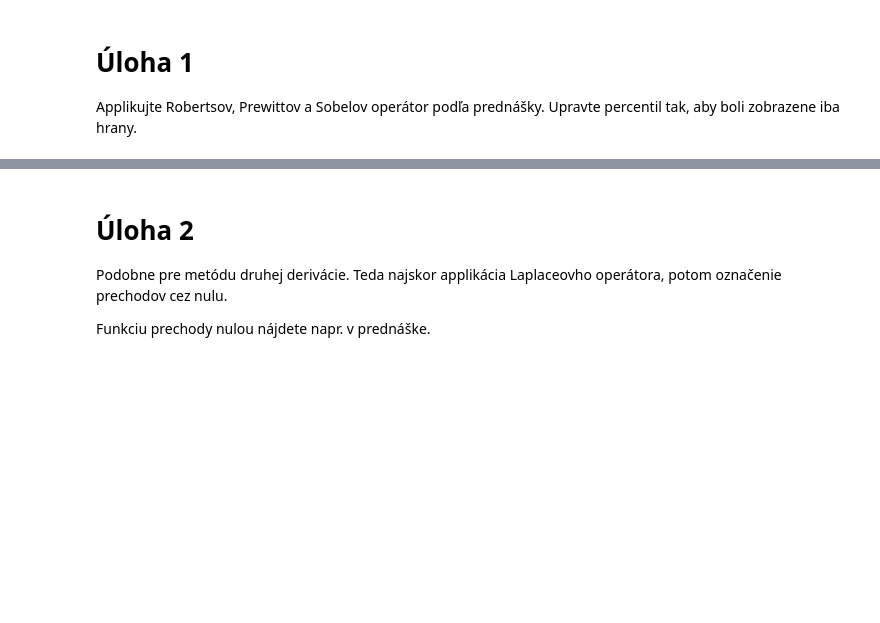
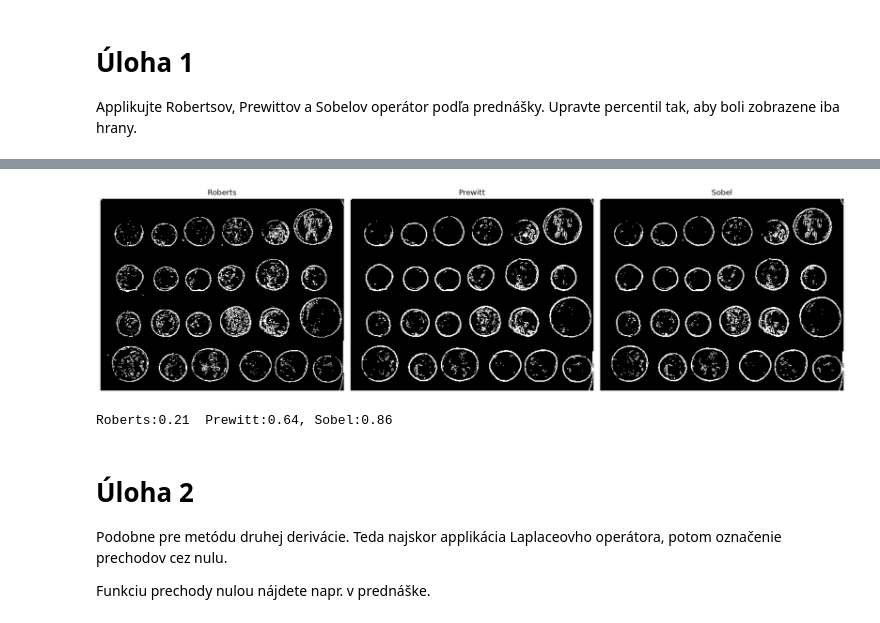
Before and after one commit to CodyM4V3R1CK/CSO, a Jupyter notebook: cso_cvicenie_7/cso_cvicenie_7.ipynb, the cells around one changed output, grey strips where cells are left out. Saved outputs shown, nothing was run; the diff lists cells and outputs as text; code cells hidden in the pictures; blank space fills up the shorter version.

```diff
--- a/cso_cvicenie_7/cso_cvicenie_7.ipynb
+++ b/cso_cvicenie_7/cso_cvicenie_7.ipynb
@@ -51,19 +59,22 @@ plt.show()
 # %%
-P = ...
+P = 92
 T_r = np.percentile(roberts_hrany, P)
-T_p = ...
-T_s = ...
+T_p = np.percentile(prewitt_hrany, P)
+T_s = np.percentile(sobel_hrany, P)
 fig, ax = plt.subplots(1, 3, figsize=(17, 5))
-for a, obr, nazov in zip(ax, [ ...,
-                               ...,
-                               ...],
+for a, obr, nazov in zip(ax, [ roberts_hrany > T_r,
+                               prewitt_hrany > T_p,
+                               sobel_hrany > T_s],
                          [ "Roberts", "Prewitt", "Sobel"]):
     a.imshow(obr, cmap="gray")
     a.set_title(nazov)
     a.axis("off")
 plt.tight_layout()
 plt.show()
 print(f"Roberts:{T_r:.2f}  Prewitt:{T_p:.2f}, Sobel:{T_s:.2f}")
+# %% [output]
+[figure, added]
+Roberts:0.21  Prewitt:0.64, Sobel:0.86
 # %% [markdown]
 # Úloha 2
 
```
Also changed, not shown: parts of 7 cells of this notebook, 2 other files.
